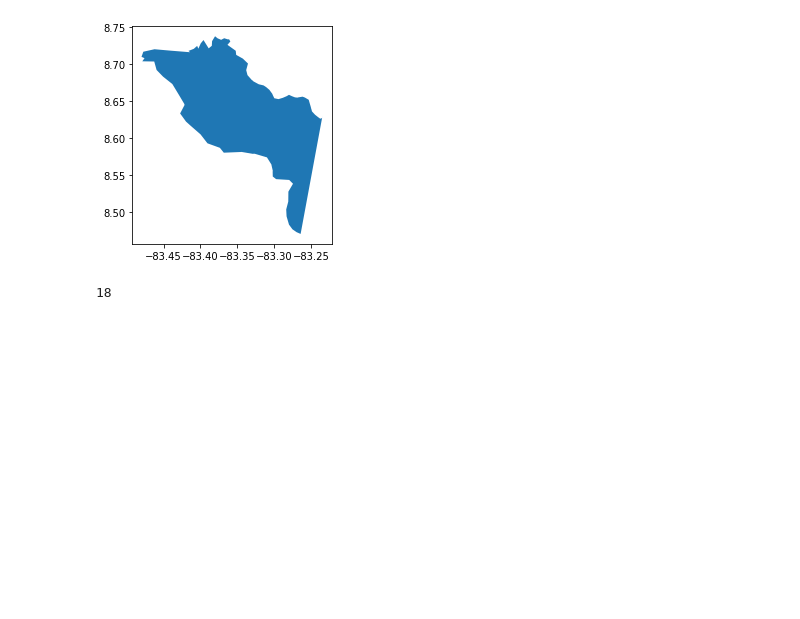
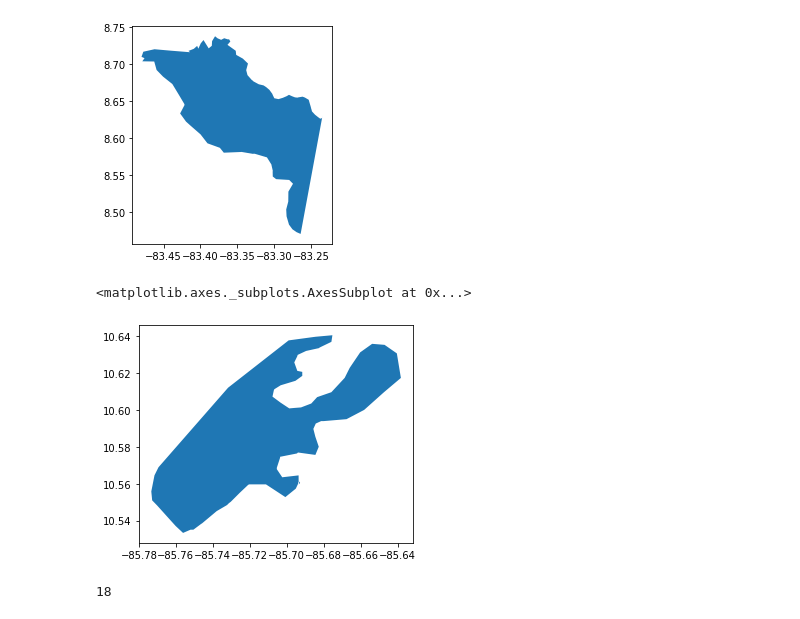
Before and after one commit to angelasindic/data-exploration, a Jupyter notebook: image-access/sentinel_api_download.ipynb, the cells around one changed output. Drawn from its saved outputs; the diff is of its cells as text; code cells hidden in the pictures; blank space fills up the shorter version.

Commit message:
add bahia_colebra area

```diff
--- a/image-access/sentinel_api_download.ipynb
+++ b/image-access/sentinel_api_download.ipynb
@@ -47,4 +47,11 @@ golfo_dulce['geometry'].plot()
 # %% [output]
 <matplotlib.axes._subplots.AxesSubplot at 0x...>
 [figure]
+# %%
+bahia_colebra = aoi.drop([aoi.index[1]])
+bahia_colebra.to_file("RCCR_working_areas/bahia_colebra.json", driver="GeoJSON")
+bahia_colebra['geometry'].plot()
+# %% [output]
+<matplotlib.axes._subplots.AxesSubplot at 0x...>
+[figure, added]
 # %%
```
Also changed, not shown: parts of 3 cells of this notebook, 3 other files.
